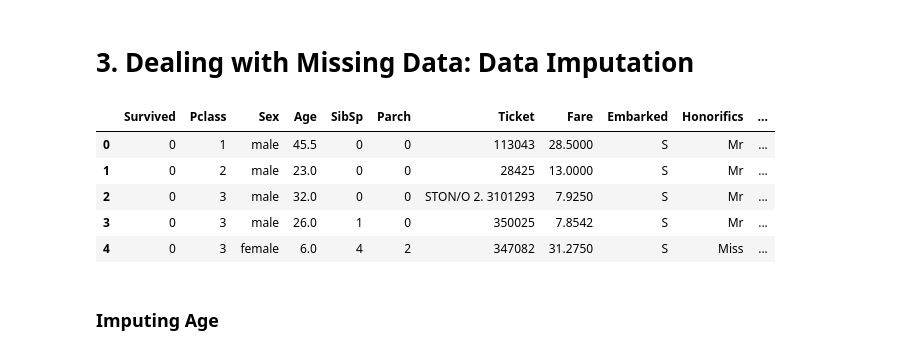
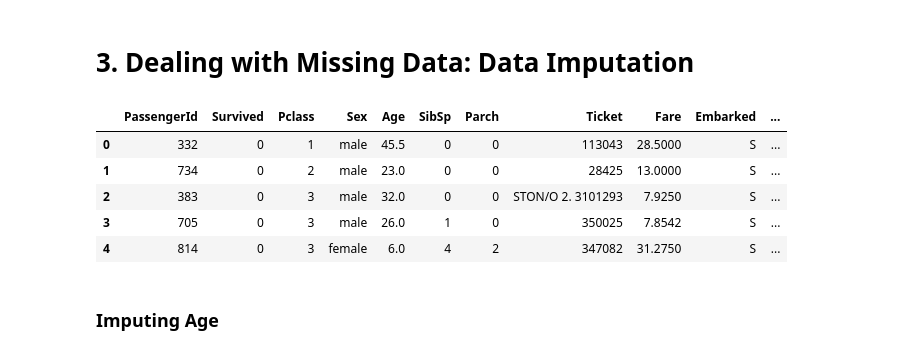
Before and after one commit to Niv-Moshe/Titanic, a Jupyter notebook: eda.ipynb, the cells around one changed output. Cells and saved outputs as stored; diff of their text form; code cells hidden in the pictures.

```diff
--- a/eda.ipynb
+++ b/eda.ipynb
@@ -1130,15 +1139,20 @@ associations(titanic[features_for_heatmap], nominal_columns=categorical_nominal_
 # %%
 # removing 2 rows of missing data of the Embarked feature
 titanic = titanic[titanic['Embarked'].notnull()]
-titanic.drop(['PassengerId', 'Name', 'Cabin'], axis=1, inplace=True)
+
+# Features for when we have missing data
+titanic['AgeNaN'] = np.where(titanic['Age'].isnull(), 1, 0)
+titanic['CabinNaN'] = np.where(titanic['Cabin'].isnull(), 1, 0)
+
+titanic.drop(['Name', 'Cabin'], axis=1, inplace=True)  # not dropping PassengerId - used for plots
 titanic.head()
 # %% [output]
-|  | Survived | Pclass | Sex | Age | SibSp | Parch | Ticket | Fare | Embarked | Honorifics | ... |
-| 0 | 0 | 1 | male | 45.5 | 0 | 0 | 113043 | 28.5000 | S | Mr | ... |
-| 1 | 0 | 2 | male | 23.0 | 0 | 0 | 28425 | 13.0000 | S | Mr | ... |
-| 2 | 0 | 3 | male | 32.0 | 0 | 0 | STON/O 2. 3101293 | 7.9250 | S | Mr | ... |
-| 3 | 0 | 3 | male | 26.0 | 1 | 0 | 350025 | 7.8542 | S | Mr | ... |
-| 4 | 0 | 3 | female | 6.0 | 4 | 2 | 347082 | 31.2750 | S | Miss | ... |
+|  | PassengerId | Survived | Pclass | Sex | Age | SibSp | Parch | Ticket | Fare | Embarked | ... |
+| 0 | 332 | 0 | 1 | male | 45.5 | 0 | 0 | 113043 | 28.5000 | S | ... |
+| 1 | 734 | 0 | 2 | male | 23.0 | 0 | 0 | 28425 | 13.0000 | S | ... |
+| 2 | 383 | 0 | 3 | male | 32.0 | 0 | 0 | STON/O 2. 3101293 | 7.9250 | S | ... |
+| 3 | 705 | 0 | 3 | male | 26.0 | 1 | 0 | 350025 | 7.8542 | S | ... |
+| 4 | 814 | 0 | 3 | female | 6.0 | 4 | 2 | 347082 | 31.2750 | S | ... |
 # %% [markdown]
 ### Imputing Age
 # %%
```
Also changed, not shown: parts of 68 cells of this notebook.
